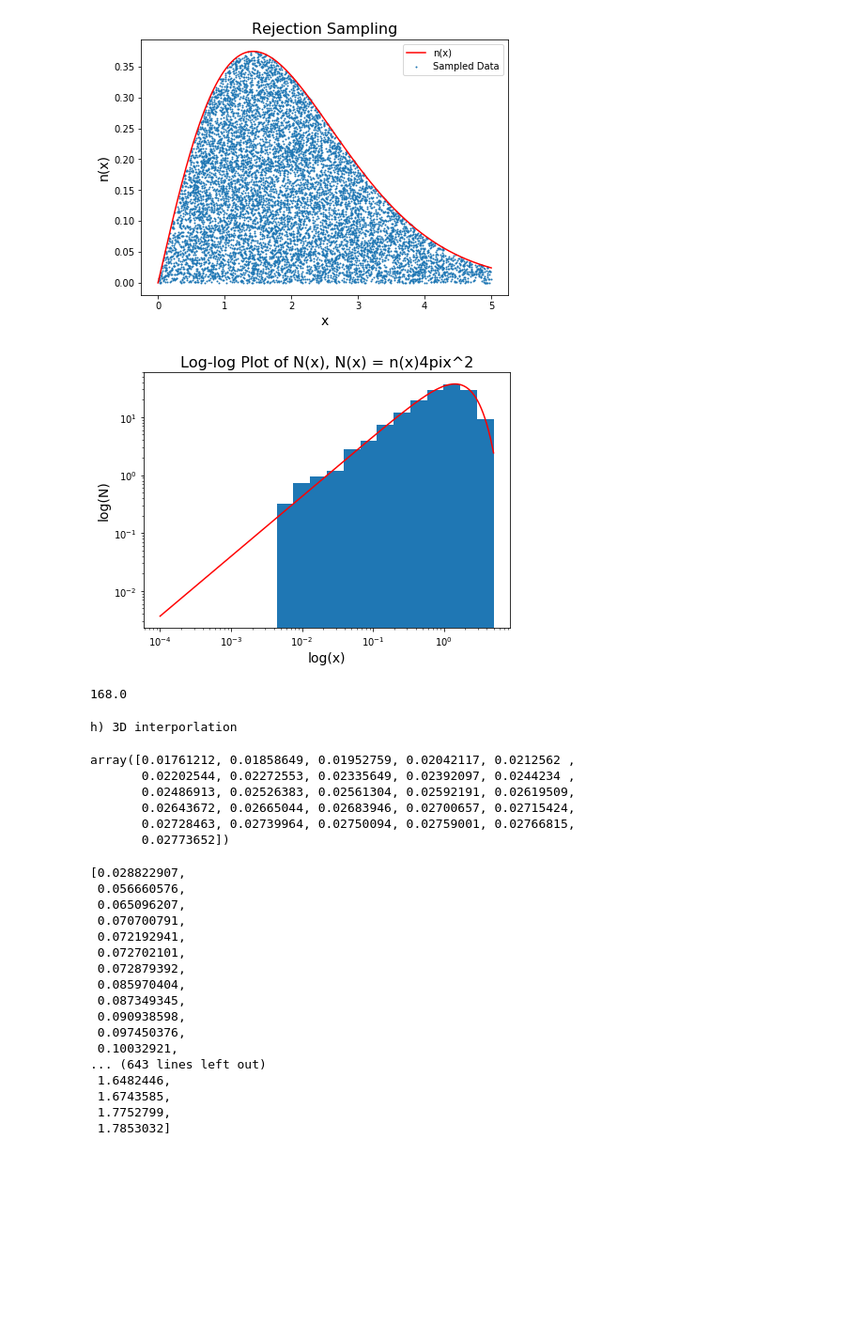
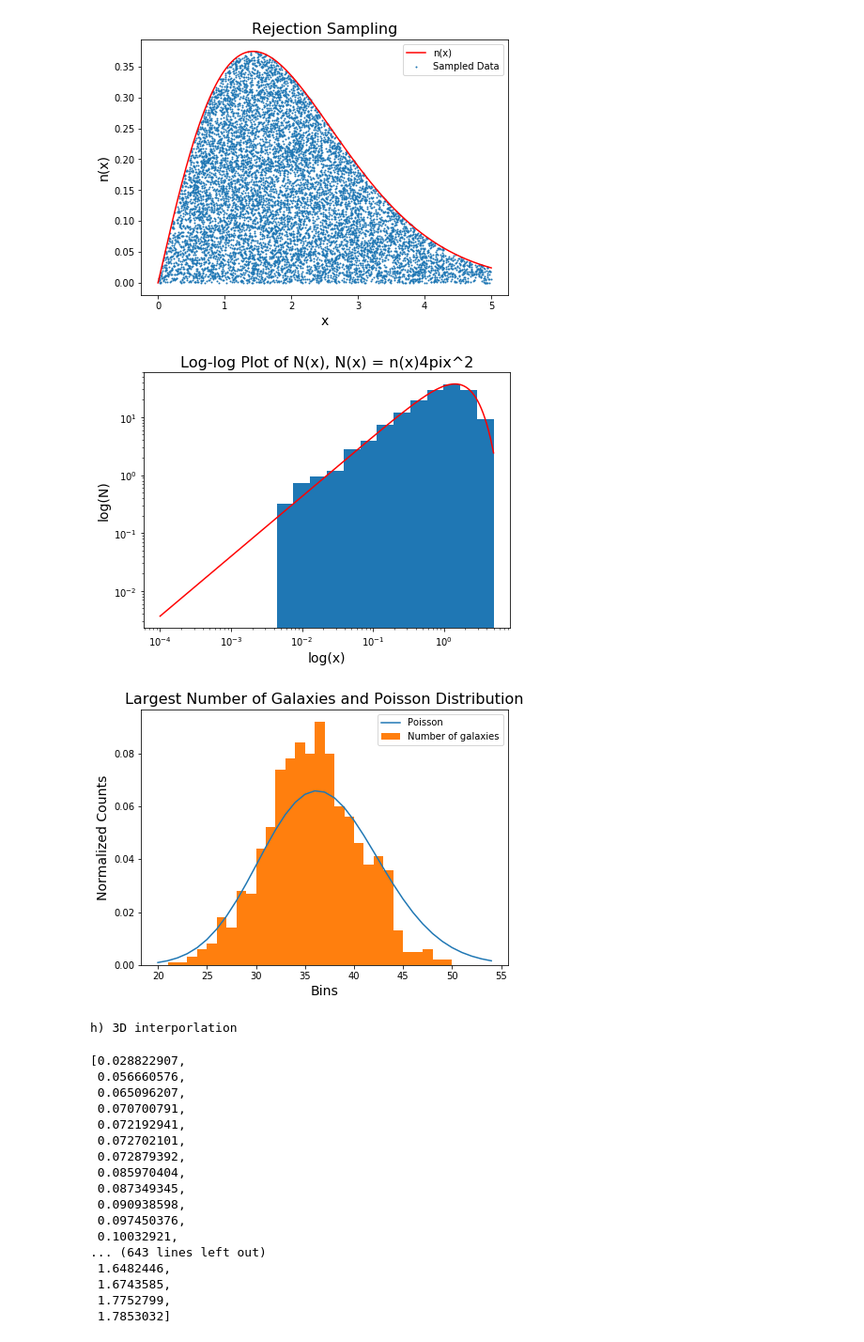
Before and after one commit to ruoyanwangdr/Numerical-Recipes-In-Astrophysics, a Jupyter notebook: Hand-in exercise 1/handin1.ipynb, the cells around one changed output. Shown at 94% size. Cells and saved outputs as stored; diff of their text form; code cells hidden in the pictures; blank space fills up the shorter version.

```diff
--- a/Hand-in exercise 1/handin1.ipynb
+++ b/Hand-in exercise 1/handin1.ipynb
@@ -44,7 +44,7 @@ def Poisson(Lambda, k):
 
 # Input values as required.
 Lambda = [1,5,3,2.6]
-k = [0,10,20,40]
+k = [0,10,21,40]
 
 # Output results of the Poisson distribution.
 [Poisson(Lambda[i],k[i]) for i in range(len(k))]
@@ -535,6 +535,47 @@ print('16th percentile of radii of the largest galaxies for 1000 haloes = '
       +str(quantile(largest_rad_bin, 16)))
 print('84th percentile of radii of the largest galaxies for 1000 haloes = '
       +str(quantile(largest_rad_bin, 84)))
+
+def counting_galaxies_in_halo(input_bin, halo_bin):
+    number = np.zeros(len(halo_bin))
+    for i in range(len(halo_bin)):
+        number[i] = len(list(set(input_bin) & set(halo_bin[i])))
+    return number
+
+num_galaxies_in_halo = counting_galaxies_in_halo(largest_rad_bin, one_thousand_haloes[0])
+
+Poisson_galaxies = []
+for i in range(20,55):
+    Poisson_galaxies.append(Poisson(max(average_num_of_sat), i))
+
+# Generate plots.
+plt.figure(figsize=(7,5))
+plt.title('Largest Number of Galaxies and Poisson Distribution', fontsize=16)
+plt.xlabel('Bins', fontsize=14)
+plt.ylabel('Normalized Counts', fontsize=14)
+plt.plot(range(20,55), Poisson_galaxies, label='Poisson')
+plt.hist(num_galaxies_in_halo, bins=range(20,55), density=True, label='Number of galaxies')
+plt.legend()
+
+# Part h)
+print()
+print('h) 3D interporlation')
+print()
+
+new_a = np.arange(1.1, 2.6, 0.1)
+new_b = np.arange(0.5, 2.1, 0.1)
+new_c = np.arange(1.5, 4.1, 0.1)
+
+def multi_A(a, b, c):
+    A = np.zeros((len(a), len(b), len(c)))
+    for i in range(len(a)):
+        for j in range(len(b)):
+            for k in range(len(c)):
+                new_n_1d = lambda x:4*np.pi*x**2*(x/b[j])**(a[i]-3)*np.e**(-(x/b[j])**c[k])
+                A[i][j][k] = 1/midpoint(new_n_1d, 0, 5, 100)
+    return A
+
+new_A = multi_A(new_a, new_b, new_c)
 # %% [output]
 NUMERICAL RECIPES FOR ASTROPHYSICS - SPRING 2019
 First hand-in exercise
@@ -556,5 +597,6 @@ Median of radii of the largest galaxies for 1000 haloes = 2.2133523446385333
 [figure]
 [figure]
 [figure]
 [figure]
 [figure]
+[figure, added]
@@ -591,7 +603,3 @@ def bilinear_interpolation(x, y, points):
-# %%
-bilinear_interpolation(12, 5.6,[(10, 4, 100), (20, 4, 200), (10, 6, 150), (20, 6, 300)])
-# %% [output]
-168.0
 # %%
 # Part h)
 print()
@@ -614,15 +622,6 @@ def multi_A(a, b, c):
 new_A = multi_A(new_a, new_b, new_c)
 # %% [output]
 h) 3D interporlation
-# %%
-new_A[14][15]
-# %% [output]
-array([0.01761212, 0.01858649, 0.01952759, 0.02042117, 0.0212562 ,
-       0.02202544, 0.02272553, 0.02335649, 0.02392097, 0.0244234 ,
-       0.02486913, 0.02526383, 0.02561304, 0.02592191, 0.02619509,
-       0.02643672, 0.02665044, 0.02683946, 0.02700657, 0.02715424,
-       0.02728463, 0.02739964, 0.02750094, 0.02759001, 0.02766815,
-       0.02773652])
 # %%
 satgals_m15 = np.loadtxt('satgals_m15.txt', skiprows=4, usecols=0)
 sorted(satgals_m15)
```
Also changed, not shown: parts of 2 cells of this notebook.
